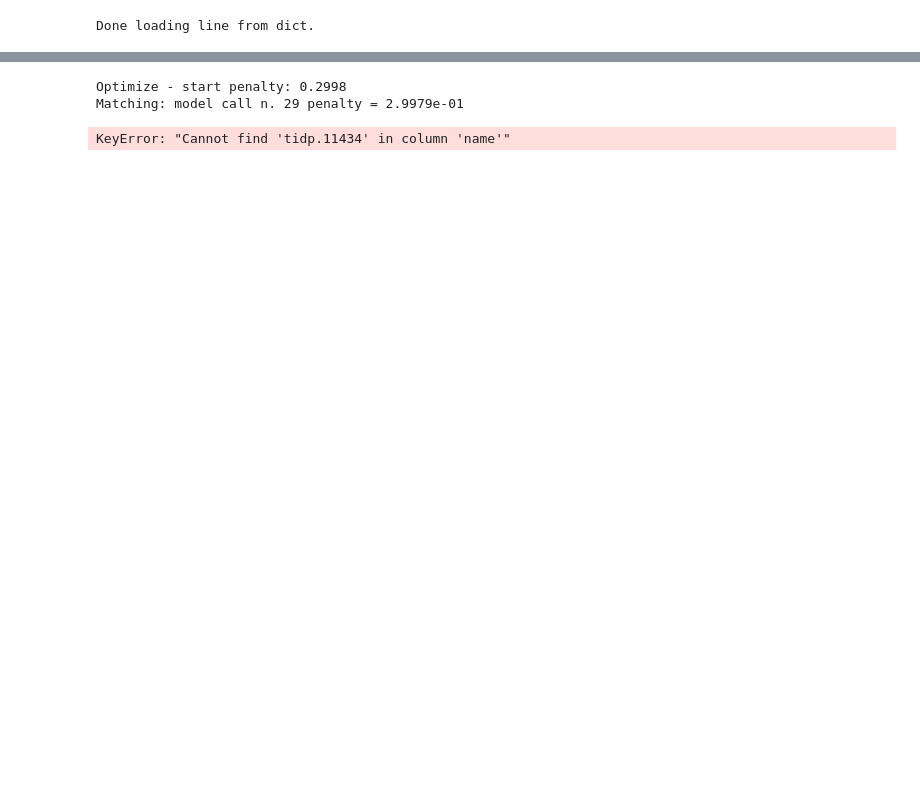
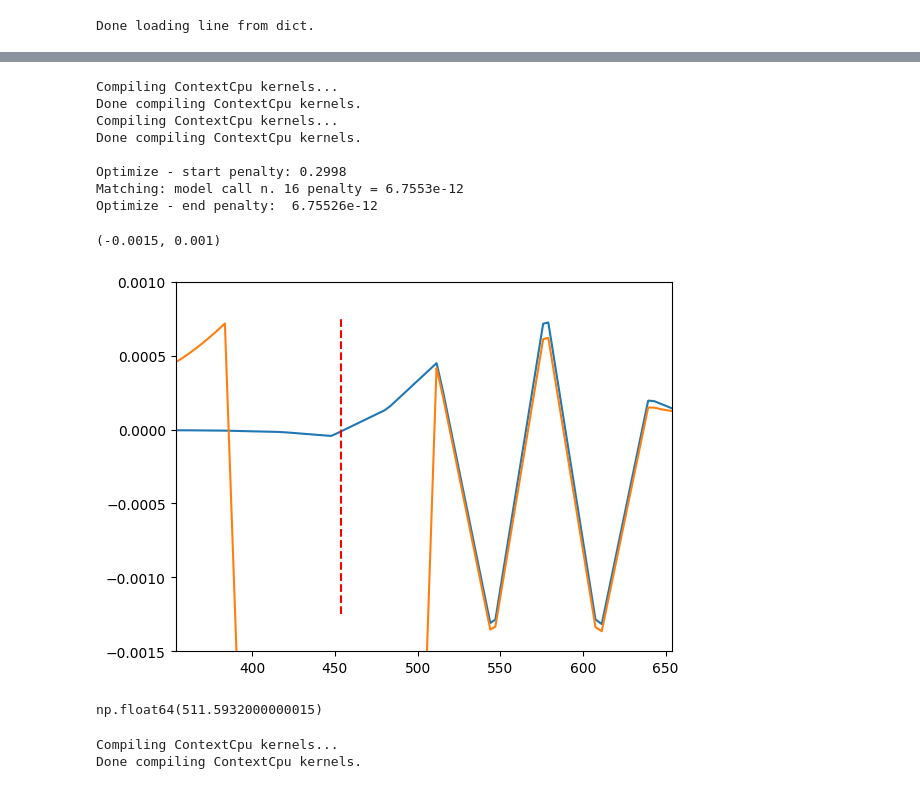
Before and after one commit to lisepauwels/sps_simulations, a Jupyter notebook: MD_analysis/bump_installation_test.ipynb, the cells around one changed output, grey strips where cells are left out. Saved outputs shown, nothing was run; the diff lists cells and outputs as text; code cells hidden in the pictures; blank space fills up the shorter version.

```diff
--- a/MD_analysis/bump_installation_test.ipynb
+++ b/MD_analysis/bump_installation_test.ipynb
@@ -54,46 +102,64 @@ plt.vlines(s_start_tidp, -0.00125, 0.00075, color='r', linestyle='--')
 # %%
 opt = line.match(
-    #solve=False, # <--
-    method='4d',
+    method='6d',
     vary=[
-        xt.VaryList(['adh.11207', 'adh.11407', 'adh.11607'], step=1e-8, tag='correctors',)
+        xt.VaryList(['bump.11207', 'bump.11407', 'bump.11607'], step=1e-8, tag='bump',)
     ],
     targets = [
-        xt.TargetSet(x=-30e-3, at='tidp.11434')
-        #
-    ],
-    #restore_if_fail=False
+        xt.Target('x', -30e-3, at='tidp.11434'),
+        xt.TargetSet(['x', 'px'], value=tw, at='bph.11608..0')
+    ]
     )
 # %% [output]
+Compiling ContextCpu kernels...
+Done compiling ContextCpu kernels.
+Compiling ContextCpu kernels...
+Done compiling ContextCpu kernels.
+
 Optimize - start penalty: 0.2998
-Matching: model call n. 29 penalty = 2.9979e-01
+Matching: model call n. 16 penalty = 6.7553e-12
+Optimize - end penalty:  6.75526e-12
+# %%
+tw2 = line.twiss()
+plt.figure()
+plt.plot(tw.s, tw.x)
+plt.plot(tw2.s, tw2.x)
+plt.vlines(s_start_tidp, -0.00125, 0.00075, color='r', linestyle='--')
+plt.xlim(s_start_tidp-100, s_start_tidp+200)
+plt.ylim(-0.0015,0.001)
+# %% [output]
+(-0.0015, 0.001)
+[figure, added]
+# %%
+line.get_s_position('bph.11608..0')
+# %% [output]
+np.float64(511.5932000000015)
 # %%
 idx_mdh11207 = line.element_names.index('mdh.11207')
 idx_mdh11407 = line.element_names.index('mdh.11407')
 idx_mdh11607 = line.element_names.index('mdh.11607')
 idx_tidp = line.element_names.index('tidp.11434')
 
-tw_before = line.twiss()
-opt = line.match(
-                start=line.element_names[idx_mdh11207-1],
-                end=line.element_names[idx_mdh11207+1],
-                init=tw_before.get_twiss_init(at_element=line.element_names[idx_mdh11207-1]),
+opt = line.match(solve=False,
+                default_tol={None: 5e-8},
+                solver_options=dict(max_rel_penalty_increase=2.),
+                init=tw,
+                init_at=xt.START,
+                start='mba.11190..9',
+                end='bph.11608..0',
+                #init=tw.get_twiss_init(at_element='mba.11190..9'),
                 vary=[
-                    xt.Vary(name='adh.11207', step=1e-10),
-                    xt.Vary(name='adh.11407', step=1e-10),
-                    xt.Vary(name='adh.11607', step=1e-10),
+                    xt.VaryList(['bump.11207', 'bump.11407', 'bump.11607'], step=1e-10),
                 ],
                 targets=[
-                    # I want the vertical orbit to be at 3 mm at mq.28l8.b1 with zero angle
-                    xt.Target('x', at='tidp.11434', value=-6.5e-3, tol=1e-4, scale=1),
-                    xt.Target('px', at='tidp.11434', value=0, tol=1e-6, scale=1000),
+                    xt.Target('x', at='tidp.11434', value=-30e-3, tol=1e-4),
                     # I want the bump to be closed
-                    xt.Target('x', at=line.element_names[idx_tidp+4], value=tw_before['x', line.element_names[idx_tidp+4]],
-                            tol=1e-6, scale=1),
-                    xt.Target('px', at=line.element_names[idx_tidp+4], value=tw_before['px', line.element_names[idx_tidp+4]],
-                            tol=1e-7, scale=1000),
-                ],
-                #restore_if_fail=False
+                    xt.TargetSet(['x', 'px', 'betx'], value=tw, tol=1e-7, at='mba.11190..9'),
+                    xt.TargetSet(['x', 'px', 'betx'], value=tw, tol=1e-7, at='bph.11608..0')
+                ]
             )
+opt.assert_within_tol=False
+opt.restore_if_fail=False
 # %% [output]
-KeyError: "Cannot find 'tidp.11434' in column 'name'"
+Compiling ContextCpu kernels...
+Done compiling ContextCpu kernels.
```
Also changed, not shown: parts of 14 cells of this notebook.
